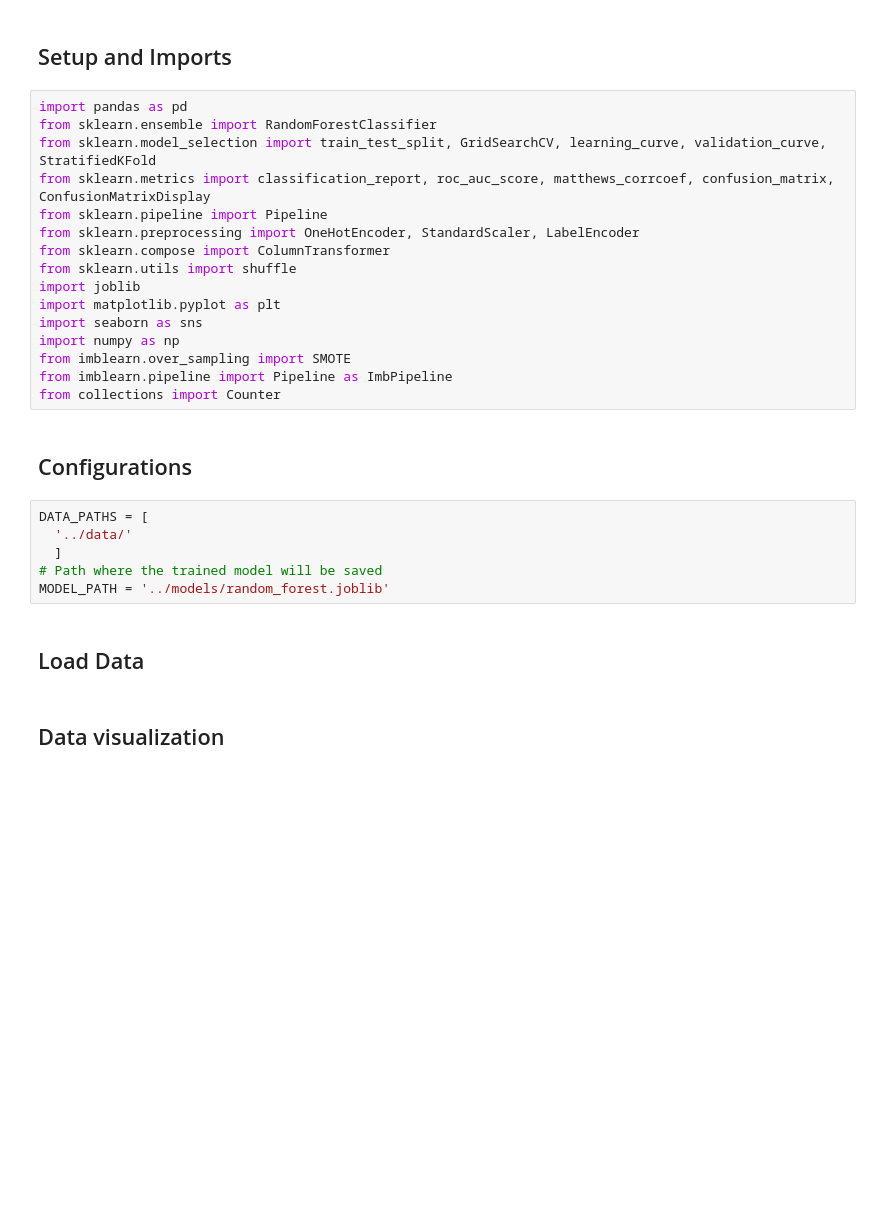
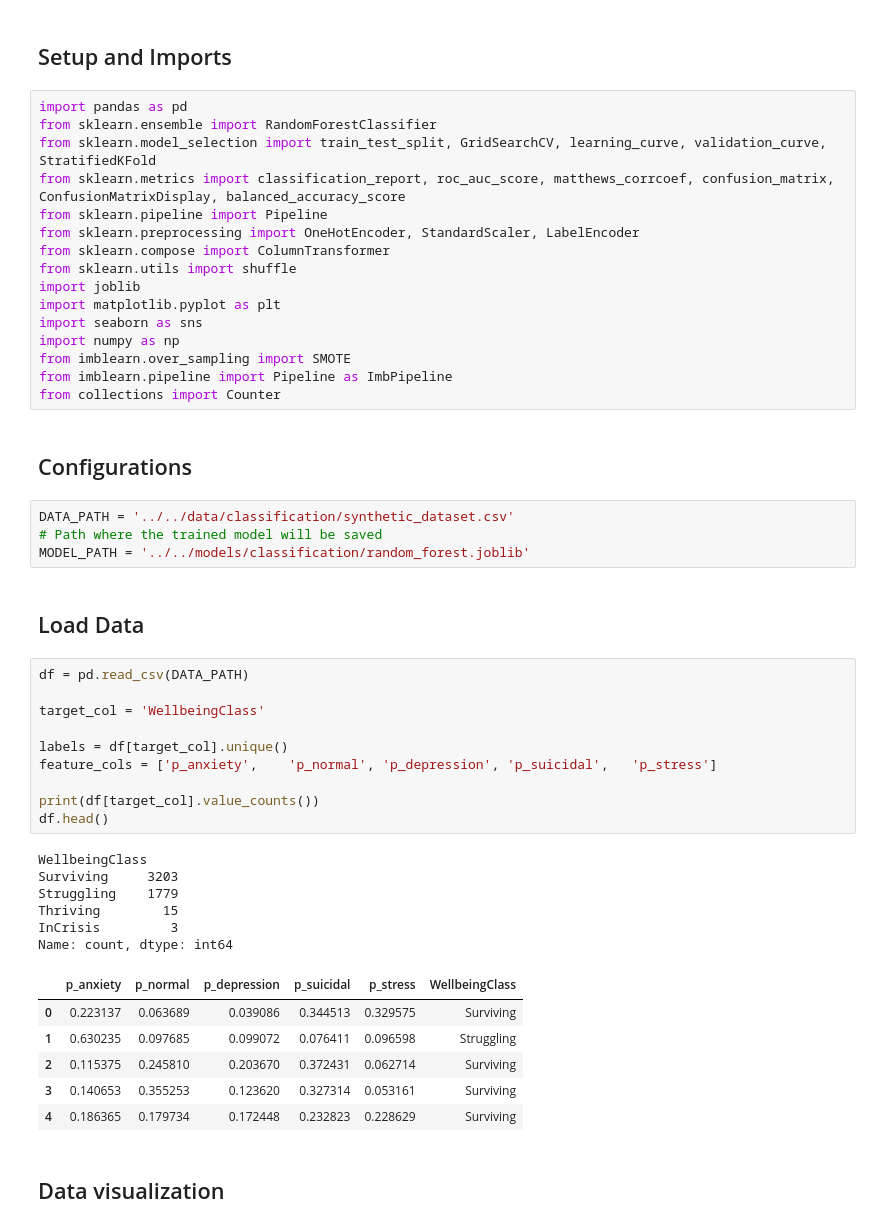
Before and after one commit to majiinB/Heron-wellnest-ml-model, a Jupyter notebook: notebooks/classification/random-forest.ipynb, the cells around one changed output. Drawn from its saved outputs; the diff is of its cells as text; blank space fills up the shorter version.

```diff
--- a/notebooks/classification/random-forest.ipynb
+++ b/notebooks/classification/random-forest.ipynb
@@ -8,7 +8,7 @@ This notebook automates data loading, preprocessing, model training with hyperpa
 import pandas as pd
 from sklearn.ensemble import RandomForestClassifier
 from sklearn.model_selection import train_test_split, GridSearchCV, learning_curve, validation_curve, StratifiedKFold
-from sklearn.metrics import classification_report, roc_auc_score, matthews_corrcoef, confusion_matrix, ConfusionMatrixDisplay
+from sklearn.metrics import classification_report, roc_auc_score, matthews_corrcoef, confusion_matrix, ConfusionMatrixDisplay, balanced_accuracy_score
 from sklearn.pipeline import Pipeline
 from sklearn.preprocessing import OneHotEncoder, StandardScaler, LabelEncoder
 from sklearn.compose import ColumnTransformer
@@ -23,13 +23,34 @@ from collections import Counter
 # %% [markdown]
 ## Configurations
 # %%
-DATA_PATHS = [
-  '../data/'
-  ]
+DATA_PATH = '../../data/classification/synthetic_dataset.csv'
 # Path where the trained model will be saved
-MODEL_PATH = '../models/random_forest.joblib'
+MODEL_PATH = '../../models/classification/random_forest.joblib'
 # %% [markdown]
 ## Load Data
+# %%
+df = pd.read_csv(DATA_PATH)
+
+target_col = 'WellbeingClass'
+
+labels = df[target_col].unique()
+feature_cols = ['p_anxiety',	'p_normal',	'p_depression',	'p_suicidal',	'p_stress']
+
+print(df[target_col].value_counts())
+df.head()
+# %% [output]
+WellbeingClass
+Surviving     3203
+Struggling    1779
+Thriving        15
+InCrisis         3
+Name: count, dtype: int64
+|  | p_anxiety | p_normal | p_depression | p_suicidal | p_stress | WellbeingClass |
+| 0 | 0.223137 | 0.063689 | 0.039086 | 0.344513 | 0.329575 | Surviving |
+| 1 | 0.630235 | 0.097685 | 0.099072 | 0.076411 | 0.096598 | Struggling |
+| 2 | 0.115375 | 0.245810 | 0.203670 | 0.372431 | 0.062714 | Surviving |
+| 3 | 0.140653 | 0.355253 | 0.123620 | 0.327314 | 0.053161 | Surviving |
+| 4 | 0.186365 | 0.179734 | 0.172448 | 0.232823 | 0.228629 | Surviving |
 # %% [markdown]
 ## Data visualization
 # %% [markdown]
```
Also changed, not shown: parts of 4 cells of this notebook, 4 other files.
